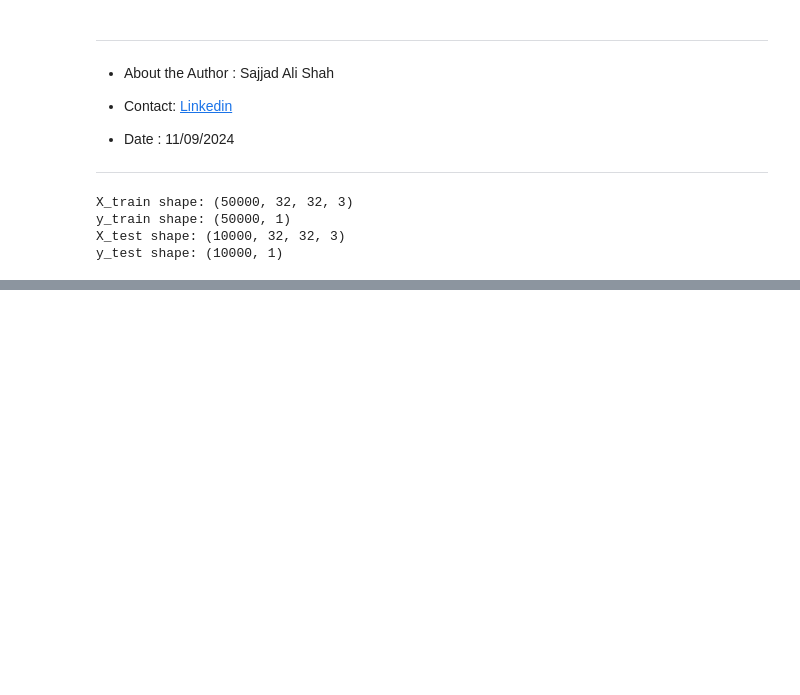
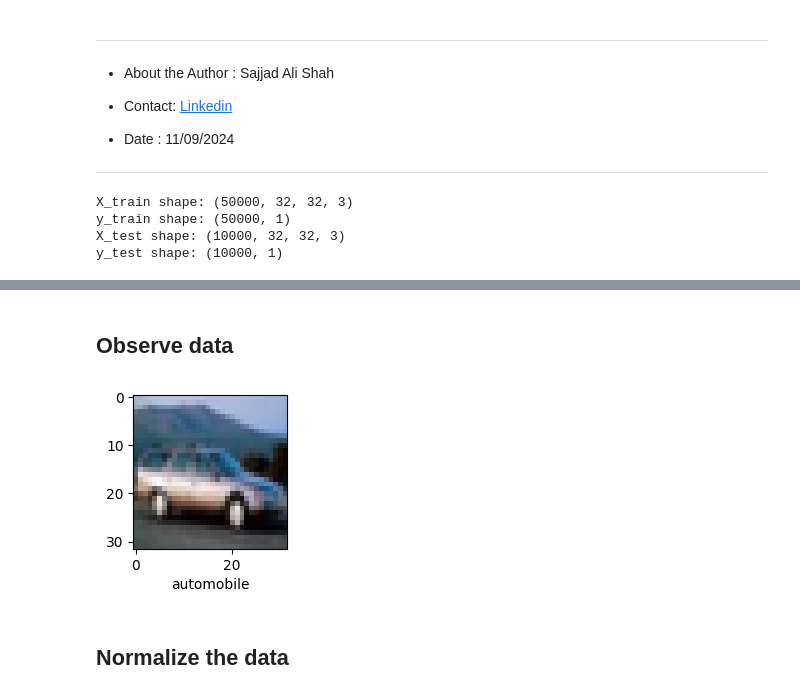
Before and after one commit to SajjadKhanYousafzai/Pipeline-ML, a Jupyter notebook: Image Classification/image.ipynb, the cells around one changed output, grey strips where cells are left out. Saved outputs shown, nothing was run; the diff lists cells and outputs as text; code cells hidden in the pictures; blank space fills up the shorter version.

```diff
--- a/Image Classification/image.ipynb
+++ b/Image Classification/image.ipynb
@@ -67,0 +101,13 @@ y_test shape: (10000, 1)
+# %% [markdown]
+## Observe data
+# %%
+def show_image(X,y, index):
+    plt.figure(figsize=(15,2))
+    plt.imshow(X[index])
+    plt.xlabel(y_classes[y[index]])
+# %%
+show_image(X_train,y_train,4)
+# %% [output]
+[figure, added]
+# %% [markdown]
+## Normalize the data
```
Also changed, not shown: parts of 27 cells of this notebook.
